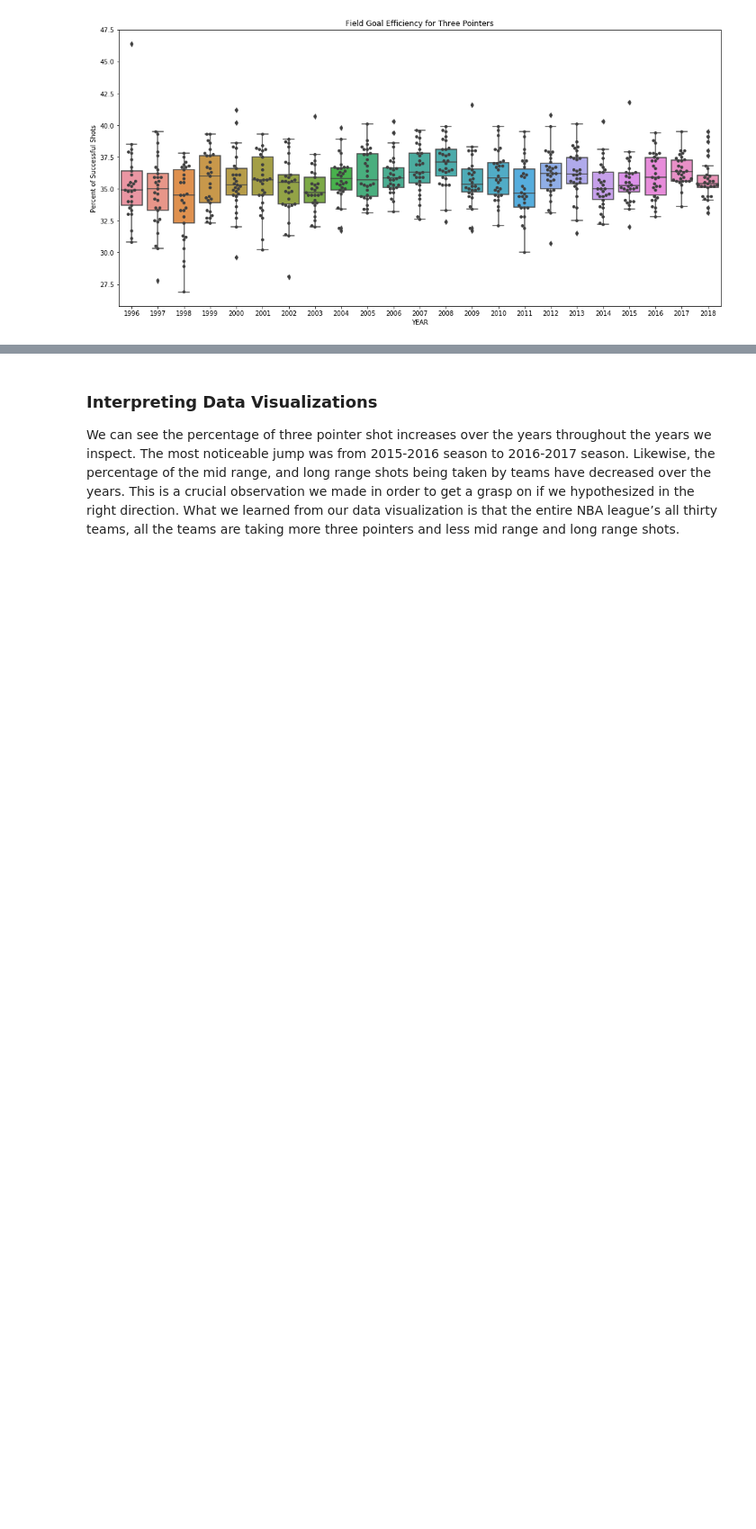
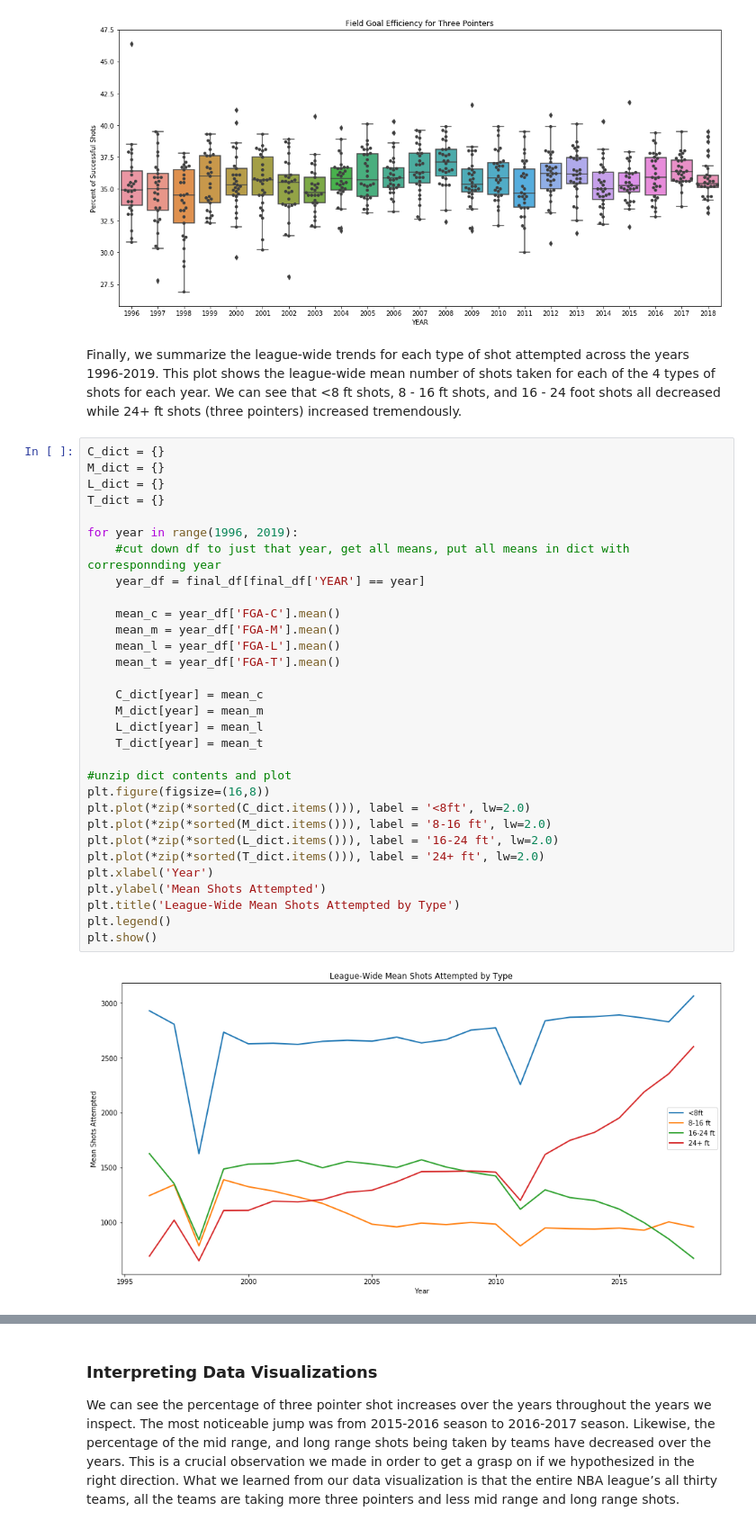
Before and after one commit to easonychang/HotShot-NBAEdition, a Jupyter notebook: Final_Draft.ipynb, the cells around one changed output, grey strips where cells are left out. Shown at 90% size. Saved outputs shown, nothing was run; the diff lists cells and outputs as text; blank space fills up the shorter version.

```diff
--- a/Final_Draft.ipynb
+++ b/Final_Draft.ipynb
@@ -339,3 +339,38 @@ ax.set_title('Field Goal Efficiency for Three Pointers');
 ax.set_ylabel('Percent of Successful Shots');
 # %% [output]
 [figure]
+# %% [markdown]
+Finally, we summarize the league-wide trends for each type of shot attempted across the years 1996-2019. This plot shows the league-wide mean number of shots taken for each of the 4 types of shots for each year. We can see that <8 ft shots, 8 - 16 ft shots, and 16 - 24 foot shots all decreased while 24+ ft shots (three pointers) increased tremendously.
+# %%
+C_dict = {}
+M_dict = {}
+L_dict = {}
+T_dict = {}
+
+for year in range(1996, 2019):
+    #cut down df to just that year, get all means, put all means in dict with corresponnding year
+    year_df = final_df[final_df['YEAR'] == year]
+
+    mean_c = year_df['FGA-C'].mean()
+    mean_m = year_df['FGA-M'].mean()
+    mean_l = year_df['FGA-L'].mean()
+    mean_t = year_df['FGA-T'].mean()
+
+    C_dict[year] = mean_c
+    M_dict[year] = mean_m
+    L_dict[year] = mean_l
+    T_dict[year] = mean_t
+
+#unzip dict contents and plot
+plt.figure(figsize=(16,8))
+plt.plot(*zip(*sorted(C_dict.items())), label = '<8ft', lw=2.0)
+plt.plot(*zip(*sorted(M_dict.items())), label = '8-16 ft', lw=2.0)
+plt.plot(*zip(*sorted(L_dict.items())), label = '16-24 ft', lw=2.0)
+plt.plot(*zip(*sorted(T_dict.items())), label = '24+ ft', lw=2.0)
+plt.xlabel('Year')
+plt.ylabel('Mean Shots Attempted')
+plt.title('League-Wide Mean Shots Attempted by Type')
+plt.legend()
+plt.show()
+# %% [output]
+[figure, added]
```
Also changed, not shown: parts of 12 cells of this notebook, 1 other file.
